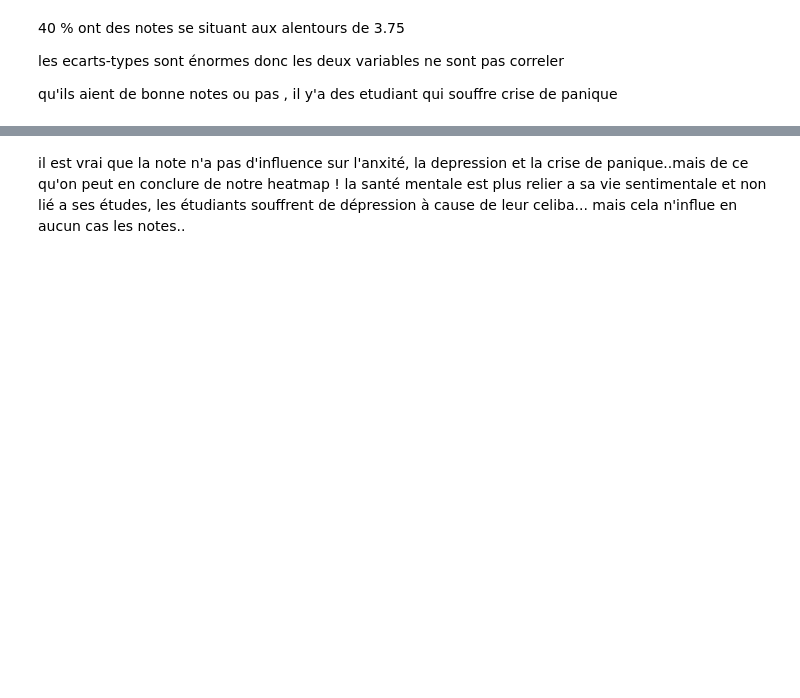
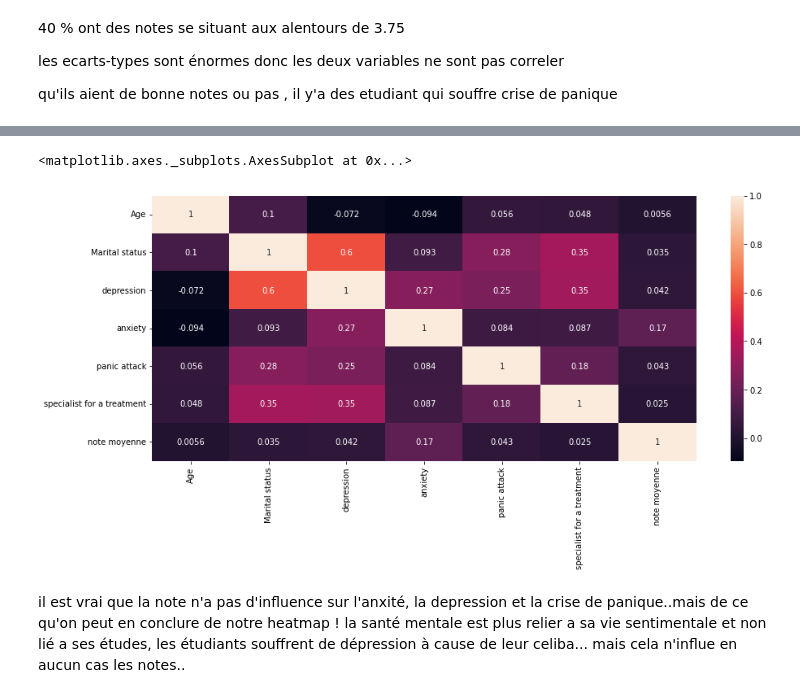
Before and after one commit to LamaElkhouk/pythonh3hitema, a Jupyter notebook: Projet_analyse_données.ipynb, the cells around one changed output, grey strips where cells are left out. Drawn from its saved outputs; the diff is of its cells as text; code cells hidden in the pictures; blank space fills up the shorter version.

```diff
--- a/Projet_analyse_données.ipynb
+++ b/Projet_analyse_données.ipynb
@@ -239,3 +246,9 @@ sb.heatmap(matrice, annot=True)
+# %%
+plt.figure(figsize=(15,6))
+sb.heatmap(matrice, annot=True)
+# %% [output]
+<matplotlib.axes._subplots.AxesSubplot at 0x...>
+[figure, added]
 # %% [markdown]
 il est vrai que la note n'a pas d'influence sur l'anxité, la depression et la crise de panique..mais de ce qu'on peut en conclure de notre heatmap ! la santé mentale est plus relier a sa vie sentimentale et non lié a ses études, les étudiants souffrent de dépression à cause de leur celiba... mais cela n'influe en aucun cas les notes..
 # %% [markdown]
```
Also changed, not shown: parts of 2 cells of this notebook.
